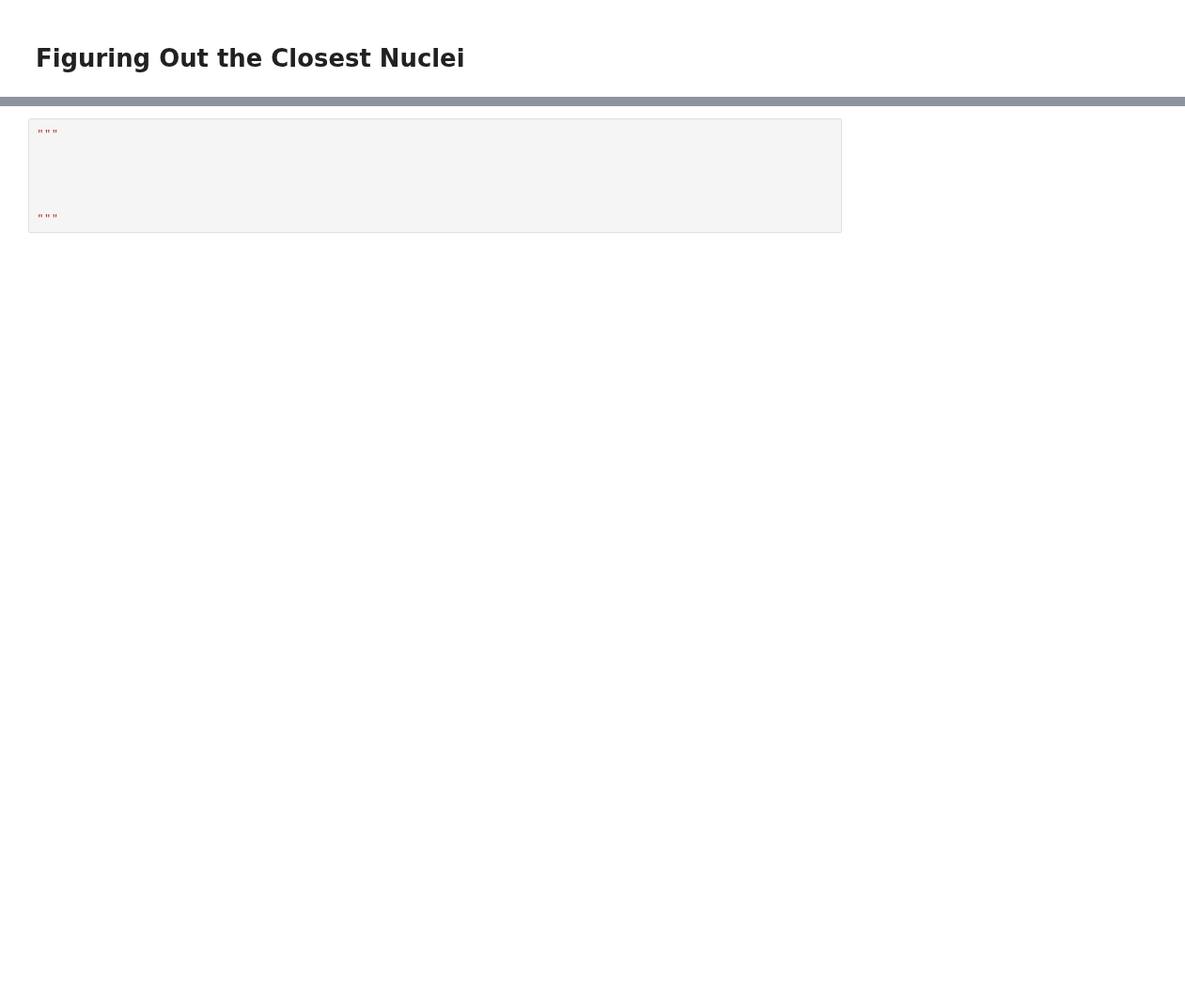
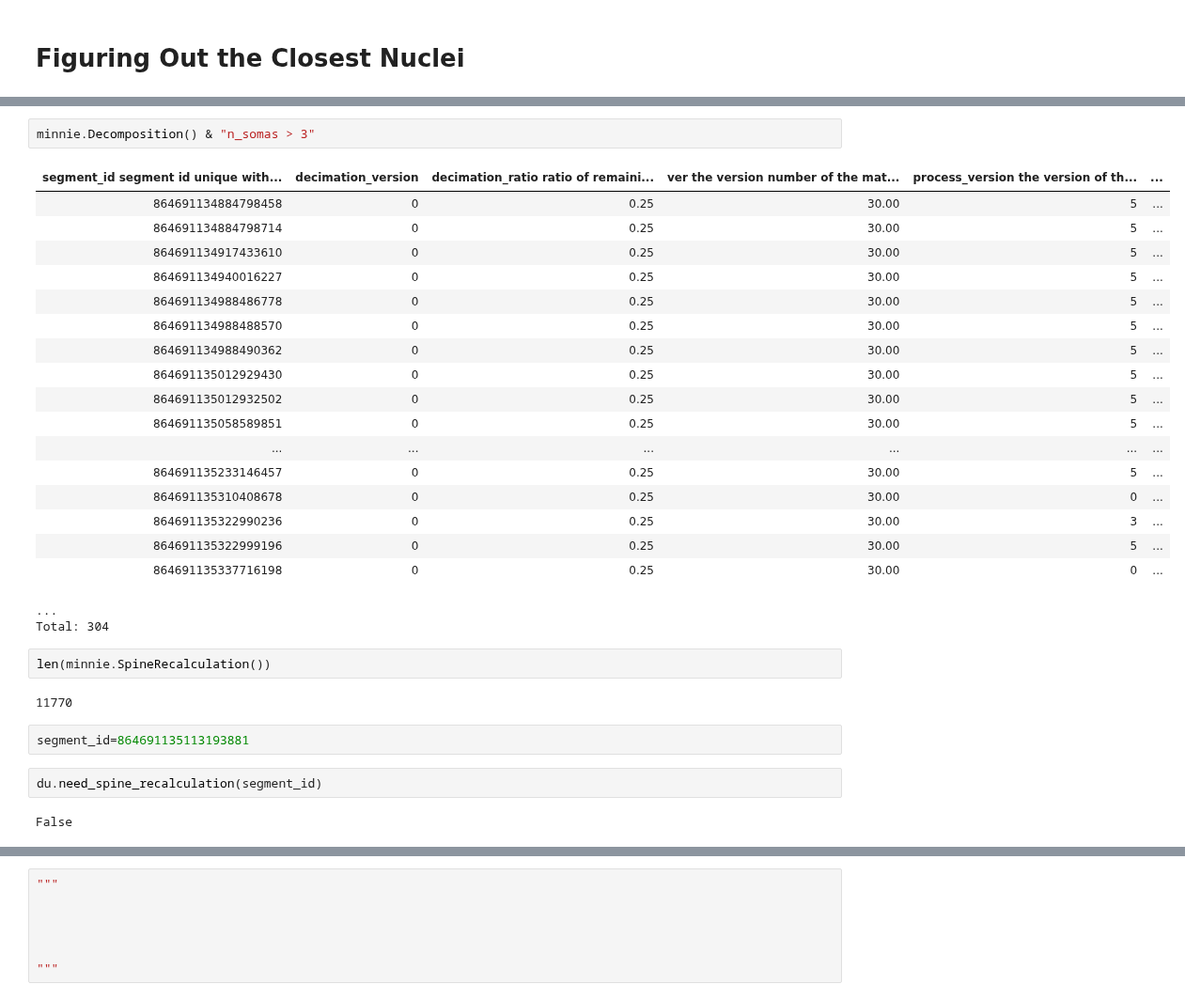
Before and after one commit to celiibrendan/neuron_mesh_tools, a Jupyter notebook: Auto_Proofreading/Error_Detection_Rules/Filterinig_Pipeline_with_all_Rules_vp3.ipynb, the cells around one changed output, grey strips where cells are left out. Shown at 94% size. Drawn from its saved outputs; the diff is of its cells as text; blank space fills up the shorter version.

```diff
--- a/Auto_Proofreading/Error_Detection_Rules/Filterinig_Pipeline_with_all_Rules_vp3.ipynb
+++ b/Auto_Proofreading/Error_Detection_Rules/Filterinig_Pipeline_with_all_Rules_vp3.ipynb
@@ -232,0 +304,32 @@ output_list[0]["filtered_neuron"].description
+# %%
+minnie.Decomposition() & "n_somas > 3"
+# %% [output]
+| segment_id segment id unique with... | decimation_version | decimation_ratio ratio of remaini... | ver the version number of the mat... | process_version the version of th... | ... |
+| 864691134884798458 | 0 | 0.25 | 30.00 | 5 | ... |
+| 864691134884798714 | 0 | 0.25 | 30.00 | 5 | ... |
+| 864691134917433610 | 0 | 0.25 | 30.00 | 5 | ... |
+| 864691134940016227 | 0 | 0.25 | 30.00 | 5 | ... |
+| 864691134988486778 | 0 | 0.25 | 30.00 | 5 | ... |
+| 864691134988488570 | 0 | 0.25 | 30.00 | 5 | ... |
+| 864691134988490362 | 0 | 0.25 | 30.00 | 5 | ... |
+| 864691135012929430 | 0 | 0.25 | 30.00 | 5 | ... |
+| 864691135012932502 | 0 | 0.25 | 30.00 | 5 | ... |
+| 864691135058589851 | 0 | 0.25 | 30.00 | 5 | ... |
+| ... | ... | ... | ... | ... | ... |
+| 864691135233146457 | 0 | 0.25 | 30.00 | 5 | ... |
+| 864691135310408678 | 0 | 0.25 | 30.00 | 0 | ... |
+| 864691135322990236 | 0 | 0.25 | 30.00 | 3 | ... |
+| 864691135322999196 | 0 | 0.25 | 30.00 | 5 | ... |
+| 864691135337716198 | 0 | 0.25 | 30.00 | 0 | ... |
+...
+Total: 304
+# %%
+len(minnie.SpineRecalculation())
+# %% [output]
+11770
+# %%
+segment_id=864691135113193881
+# %%
+du.need_spine_recalculation(segment_id)
+# %% [output]
+False
```
Also changed, not shown: parts of 24 cells of this notebook, 10 other files.
